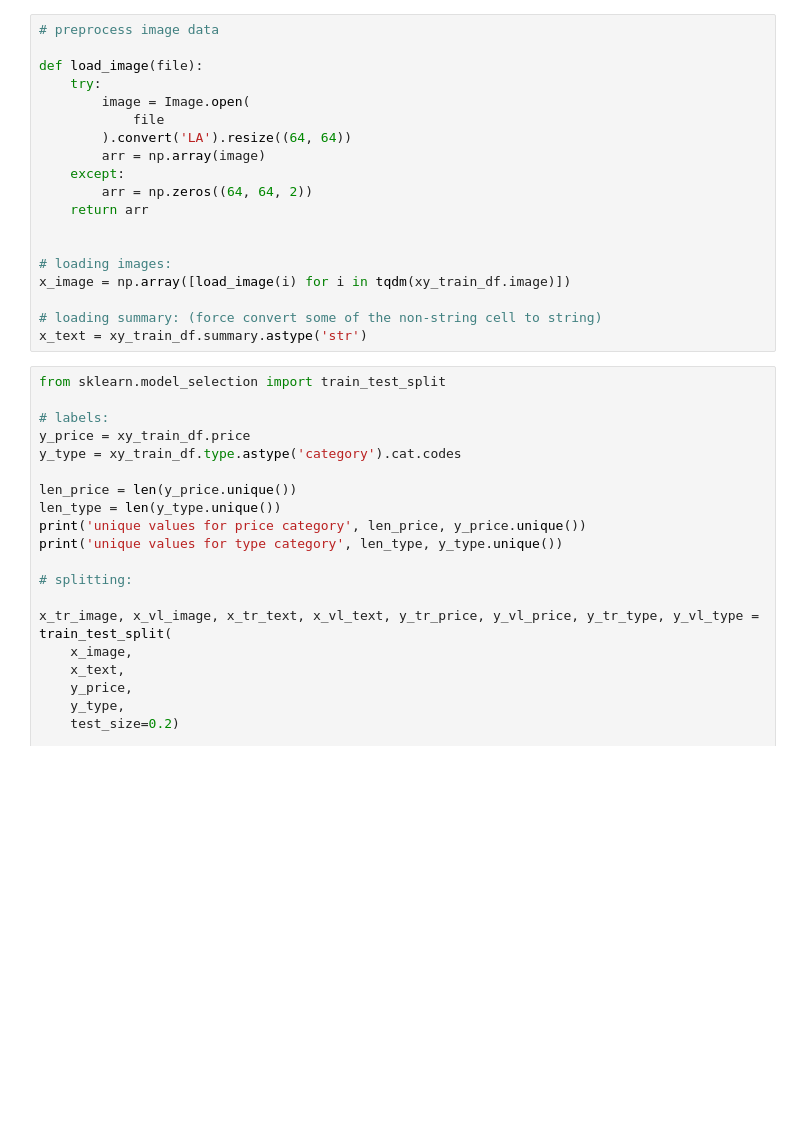
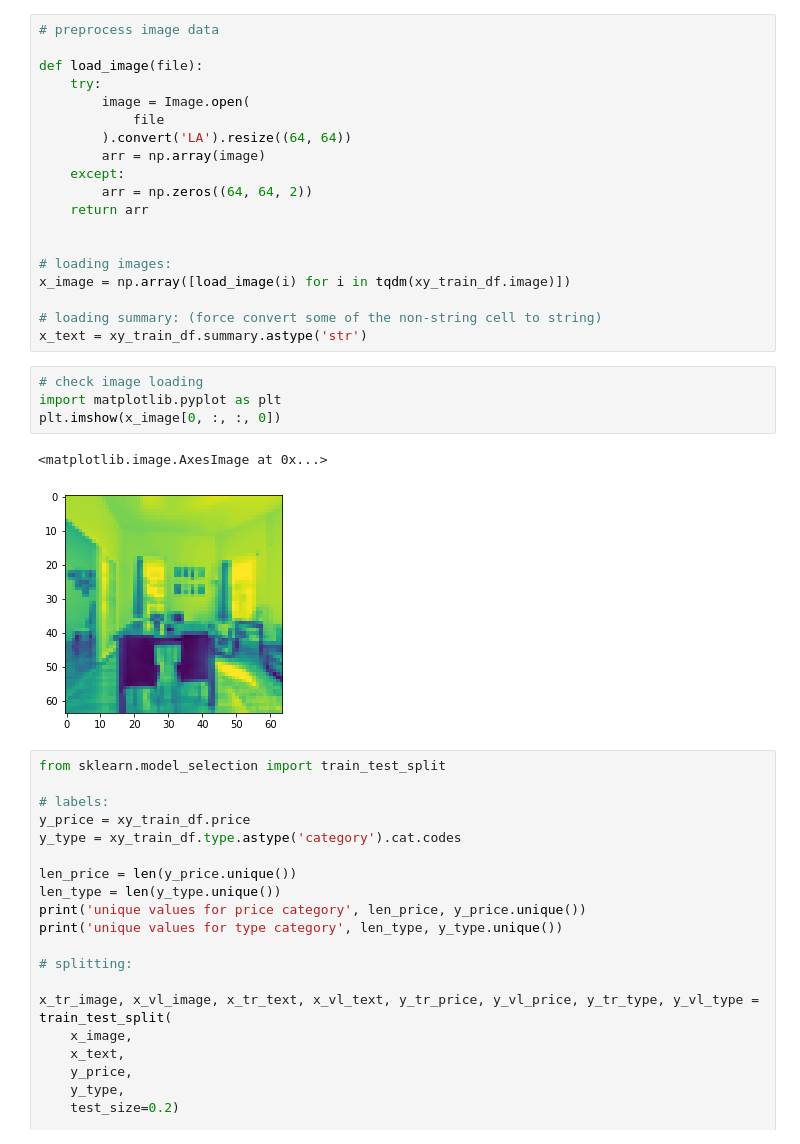
Before and after one commit to MA171/Information, a Jupyter notebook: examples/A4_template_nn.ipynb, the cells around one changed output. Drawn from its saved outputs; the diff is of its cells as text; blank space fills up the shorter version.

Commit message:
Added image loading check
Prints first x_image in to make sure it has been loaded in correctly.

```diff
--- a/examples/A4_template_nn.ipynb
+++ b/examples/A4_template_nn.ipynb
@@ -34,6 +34,13 @@ x_image = np.array([load_image(i) for i in tqdm(xy_train_df.image)])
 
 # loading summary: (force convert some of the non-string cell to string)
 x_text = xy_train_df.summary.astype('str')
+# %%
+# check image loading
+import matplotlib.pyplot as plt
+plt.imshow(x_image[0, :, :, 0])
+# %% [output]
+<matplotlib.image.AxesImage at 0x...>
+[figure, added]
 # %%
 from sklearn.model_selection import train_test_split
 
```
